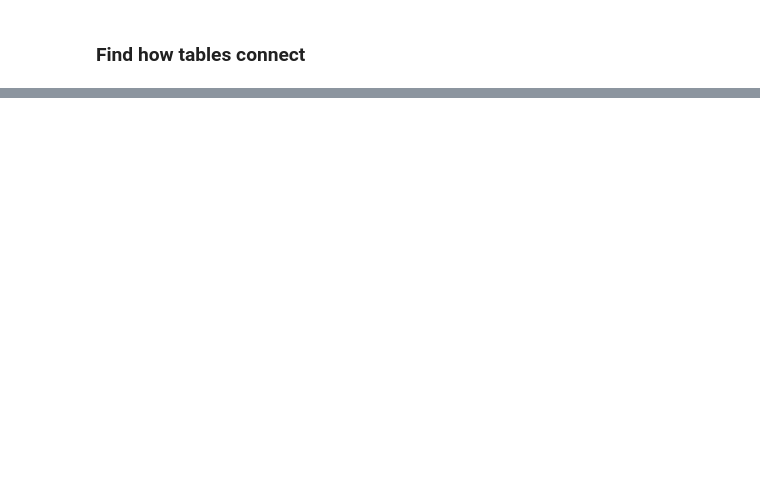
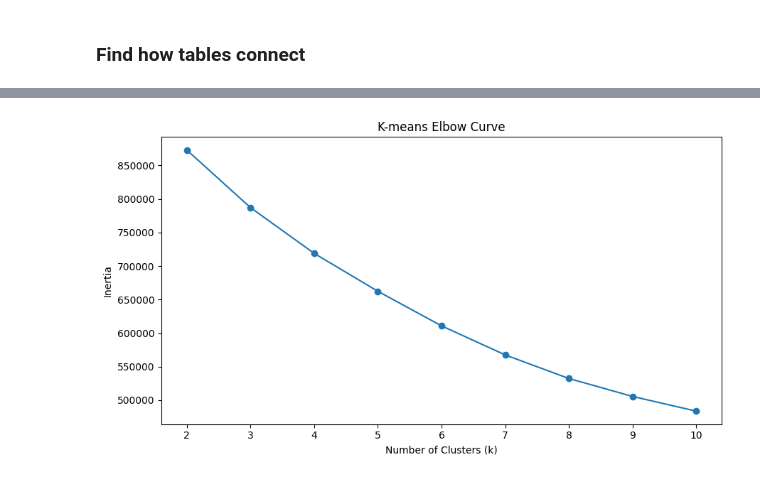
Before and after one commit to LUCIUSNJOKU/veltrix_customer_segmentation, a Jupyter notebook: notebooks/01_data_extraction.ipynb, the cells around one changed output, grey strips where cells are left out. Saved outputs shown, nothing was run; the diff lists cells and outputs as text; code cells hidden in the pictures; blank space fills up the shorter version.

```diff
--- a/notebooks/01_data_extraction.ipynb
+++ b/notebooks/01_data_extraction.ipynb
@@ -192,0 +6499,19 @@ for col, tbls in id_map.items():
+# %%
+######=========> CREATE THE EXPERIMENT COMPARISON REPORT
+# Convert experiment results into a DataFrame
+results_df = pd.DataFrame(experiment_results)
+
+# Sort results
+results_df = results_df.sort_values(
+    ["algorithm", "k"]
+).reset_index(drop=True)
+
+# Save results
+results_path = REPORT_DIR / "clustering_experiment_results.csv"
+
+results_df.to_csv(results_path, index=False)
+
+print("Experiment comparison:")
+display(results_df)
+
+print("Saved to:", results_path)
@@ -192,0 +6538,78 @@ for col, tbls in id_map.items():
+# %%
+########========> PLOT THE ELBOW & SILHOUETTE CURVES
+"""These plots help identify promising values of \(k\). They do not independently determine the final number of segments."""
+
+import matplotlib.pyplot as plt
+
+# Separate results
+kmeans_results = results_df[
+    results_df["algorithm"] == "KMeans"
+]
+
+kproto_results = results_df[
+    results_df["algorithm"] == "KPrototypes"
+]
+
+# ---------------------------------------
+# K-means elbow curve
+# ---------------------------------------
+
+plt.figure(figsize=(9, 5))
+
+plt.plot(
+    kmeans_results["k"],
+    kmeans_results["inertia"],
+    marker="o"
+)
+
+plt.title("K-means Elbow Curve")
+plt.xlabel("Number of Clusters (k)")
+plt.ylabel("Inertia")
+plt.xticks(range(2, 11))
+plt.grid(False)
+plt.tight_layout()
+
+plt.savefig(
+    REPORT_DIR / "kmeans_elbow_curve.png",
+    dpi=300
+)
+
+plt.show()
+
+
+# ---------------------------------------
+# Silhouette comparison
+# ---------------------------------------
+
+plt.figure(figsize=(9, 5))
+
+plt.plot(
+    kmeans_results["k"],
+    kmeans_results["silhouette_score"],
+    marker="o",
+    label="K-means"
+)
+
+plt.plot(
+    kproto_results["k"],
+    kproto_results["silhouette_score"],
+    marker="s",
+    label="K-prototypes (Gower)"
+)
+
+plt.title("Silhouette Score Comparison")
+plt.xlabel("Number of Clusters (k)")
+plt.ylabel("Silhouette Score")
+plt.xticks(range(2, 11))
+plt.legend()
+plt.grid(False)
+plt.tight_layout()
+
+plt.savefig(
+    REPORT_DIR / "clustering_silhouette_comparison.png",
+    dpi=300
+)
+
+plt.show()
+# %% [output]
+[figure, added]
```
Also changed, not shown: parts of 214 cells of this notebook, 7 other files.
